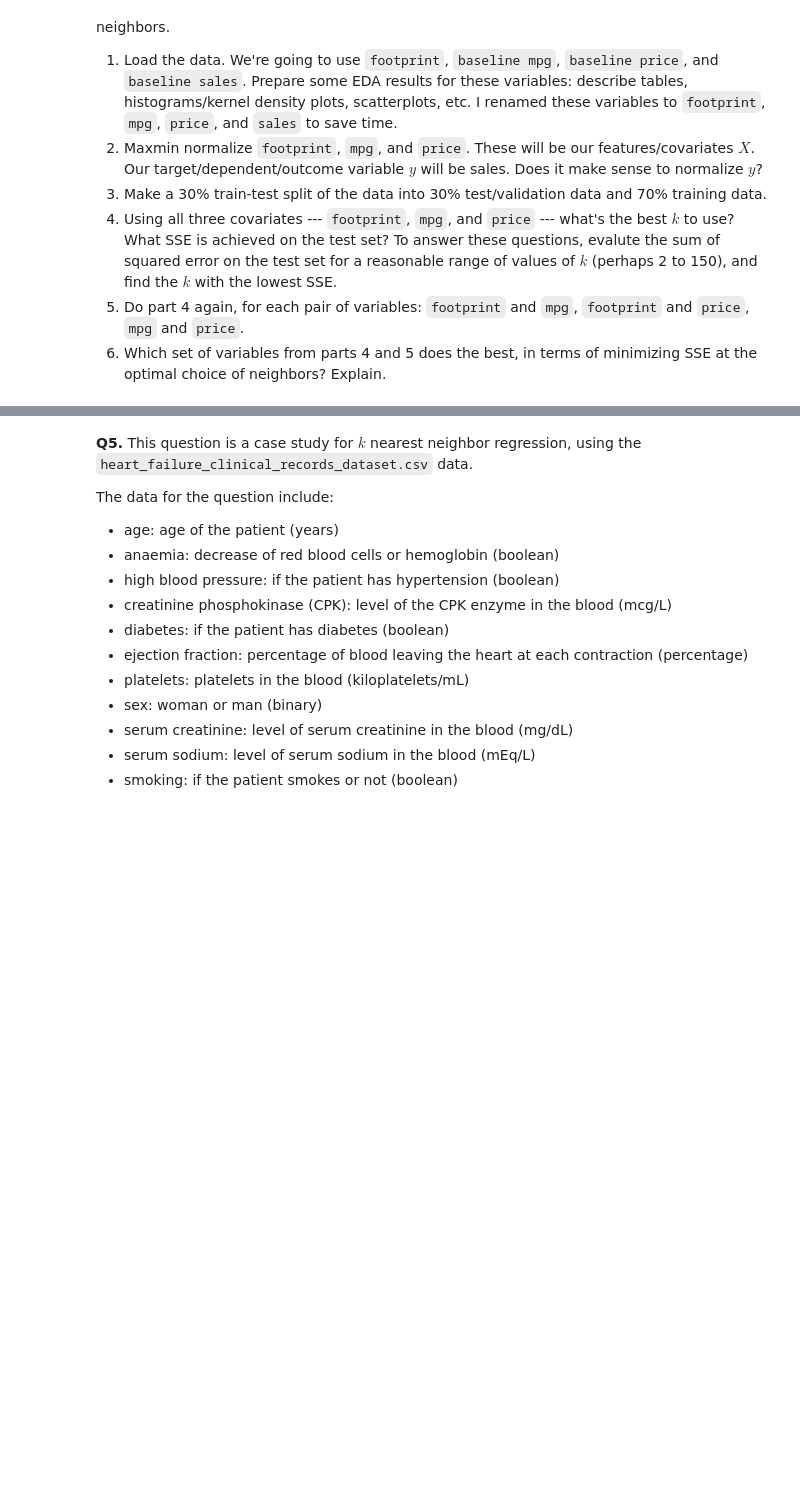
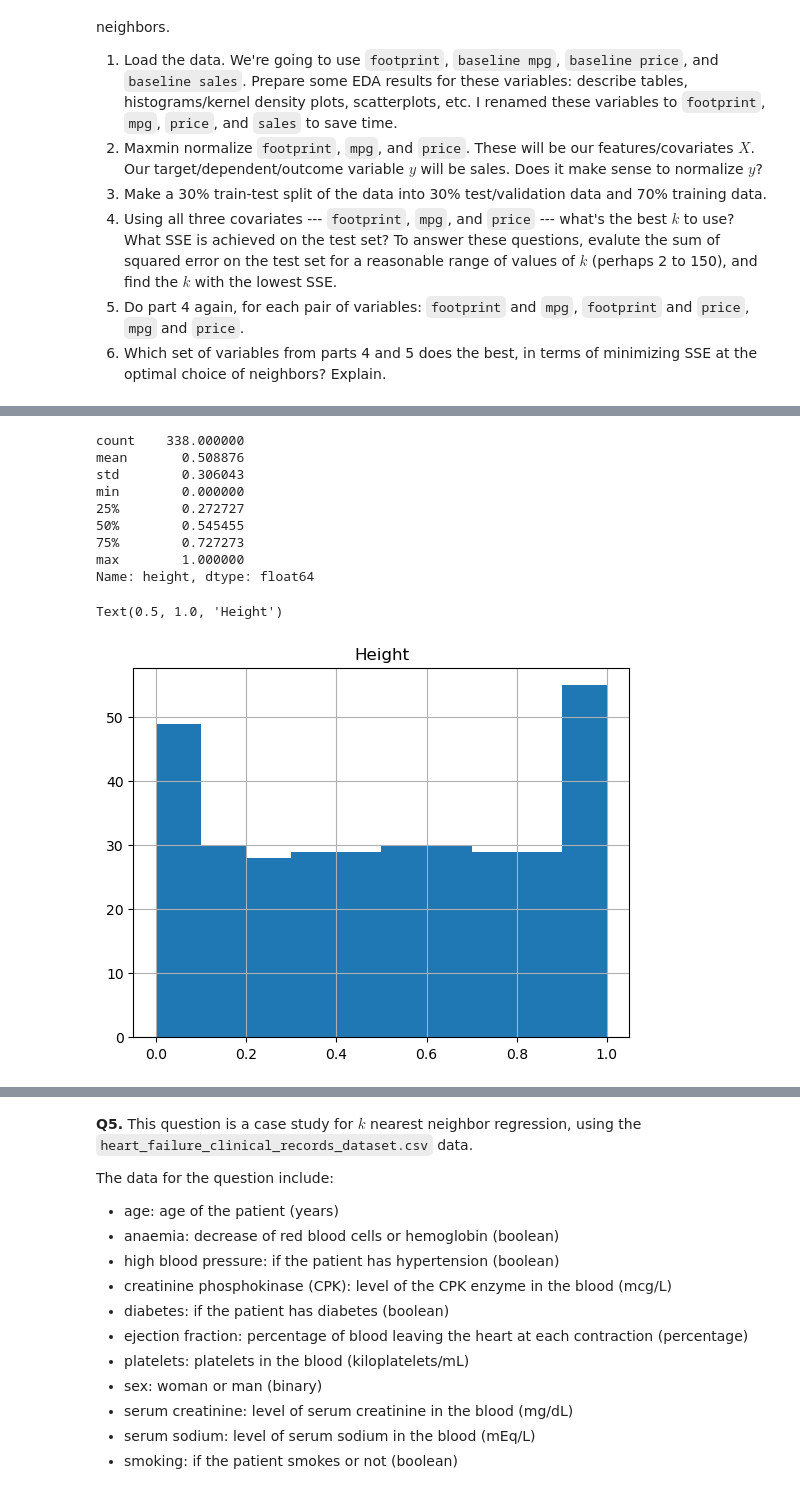
Before and after one commit to 22ai/ds3001-knn, a Jupyter notebook: assignment_knn.ipynb, the cells around one changed output, grey strips where cells are left out. Drawn from its saved outputs; the diff is of its cells as text; code cells hidden in the pictures; blank space fills up the shorter version.

```diff
--- a/assignment_knn.ipynb
+++ b/assignment_knn.ipynb
@@ -169,0 +215,16 @@ The data consists of a label, `mine_type`, taking integer values 1 to 5, and thr
+# %%
+print(df['height'].describe(), '\n')
+df['height'].hist()
+plt.title('Height')
+# %% [output]
+count    338.000000
+mean       0.508876
+std        0.306043
+min        0.000000
+25%        0.272727
+50%        0.545455
+75%        0.727273
+max        1.000000
+Name: height, dtype: float64
+Text(0.5, 1.0, 'Height')
+[figure, added]
```
Also changed, not shown: parts of 22 cells of this notebook.
